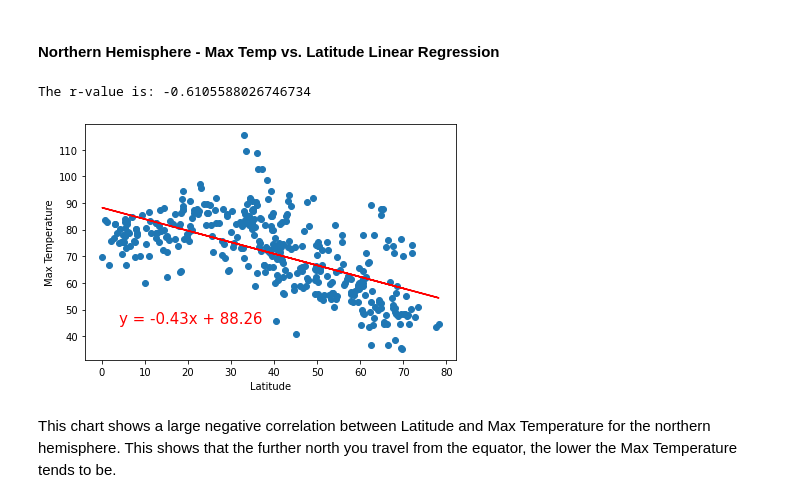
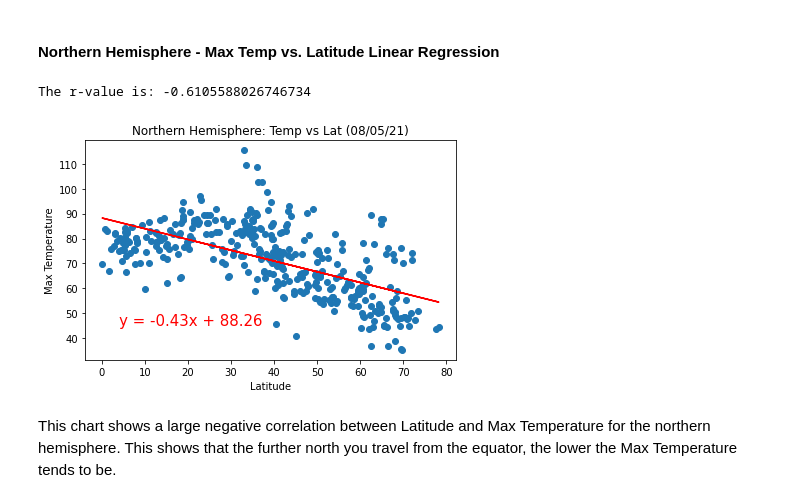
Before and after one commit to WayneJ2/python-api-challenge, a Jupyter notebook: WeatherPy/WeatherPyCode.ipynb, the cells around one changed output. Saved outputs shown, nothing was run; the diff lists cells and outputs as text; code cells hidden in the pictures.

```diff
--- a/WeatherPy/WeatherPyCode.ipynb
+++ b/WeatherPy/WeatherPyCode.ipynb
@@ -214,27 +223,29 @@ This chart shows the wind speeds in cities in relation to equator. This chart sh
 # %%
 # Setting hemispheres
 cleanCityNH_df = cleanCityLH_df.loc[cleanCityLH_df["Lat"]>0,:]
 cleanCitySH_df = cleanCityLH_df.loc[cleanCityLH_df["Lat"]<0,:]
 
 
 # Northern Hemisphere - Temp vs Lat
 
 x_values = cleanCityNH_df['Lat']
 y_values = cleanCityNH_df['Max Temp']
 (slope, intercept, rvalue, pvalue, stderr) = linregress(x_values, y_values)
 regress_values = x_values * slope + intercept
 line_eq = "y = " + str(round(slope,2)) + "x + " + str(round(intercept,2))
 print(f"The r-value is: {rvalue}")
 plt.scatter(x_values,y_values)
 plt.plot(x_values,regress_values,"r-")
 plt.annotate(line_eq,(4,45),fontsize=15,color="red")
+plt.title(f"Northern Hemisphere: Temp vs Lat ({today})")
 plt.xlabel('Latitude')
 plt.ylabel('Max Temperature')
+plt.savefig(f"Images/NH_tempvslat.png")
 plt.tight_layout()
 plt.show()
 # %% [output]
 The r-value is: -0.6105588026746734
-[figure, old version]
+[figure, new version]
 # %% [markdown]
 This chart shows a large negative correlation between Latitude and Max Temperature for the northern hemisphere. This shows that the further north you travel from the equator, the lower the Max Temperature tends to be.
 # %% [markdown]
```
Also changed, not shown: parts of 13 cells of this notebook, 12 other files.
